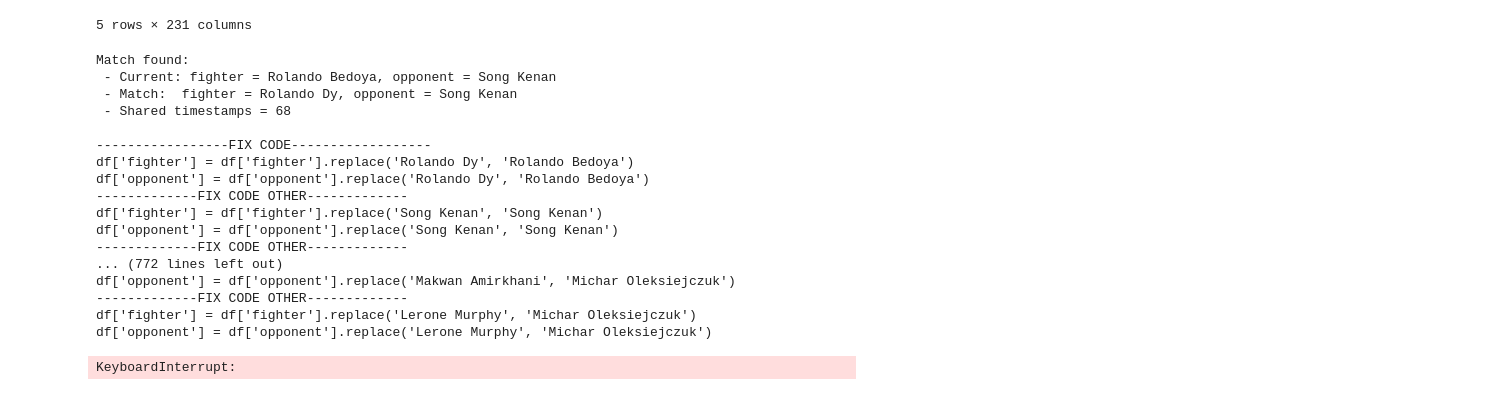
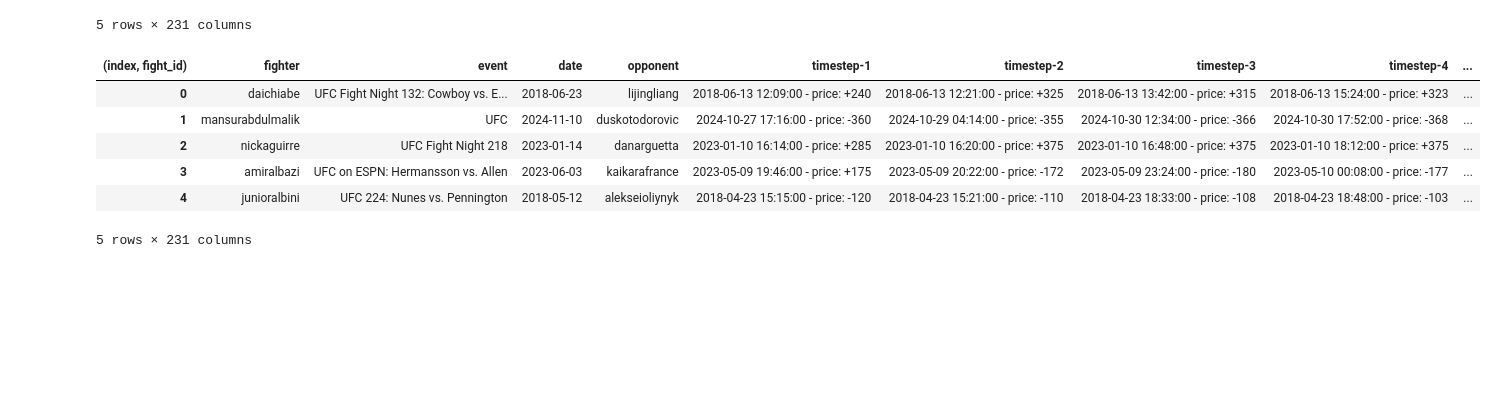
Before and after one commit to maxbraith/CLVSim, a Jupyter notebook: CLV Sim/Data/genFightid.ipynb, the cells around one changed output. Cells and saved outputs as stored; diff of their text form; code cells hidden in the pictures; blank space fills up the shorter version.

Commit message:
cleaned

```diff
--- a/CLV Sim/Data/genFightid.ipynb
+++ b/CLV Sim/Data/genFightid.ipynb
@@ -159,7 +270,8 @@ df_clean = df.copy()
 # %%
 def clean_and_sort(name):
     cleaned = str(name).replace("'", '').replace(' ', '').replace('-', '').lower()
-    return ''.join(sorted(cleaned))
+    return cleaned
+    #return ''.join(sorted(cleaned))
 # %%
 df_clean['fighter'] = df_clean['fighter'].apply(clean_and_sort)
 df_clean['opponent'] = df_clean['opponent'].apply(clean_and_sort)
@@ -226,56 +338,16 @@ df.head()
 | 3 | Amir Albazi | UFC on ESPN: Hermansson vs. Allen | 2023-06-03 | Kai Kara-France | 2023-05-09 19:46:00 - price: +175 | 2023-05-09 20:22:00 - price: -172 | 2023-05-09 23:24:00 - price: -180 | 2023-05-10 00:08:00 - price: -177 | ... |
 | 4 | Junior Albini | UFC 224: Nunes vs. Pennington | 2018-05-12 | Aleksei Oliynyk | 2018-04-23 15:15:00 - price: -120 | 2018-04-23 15:21:00 - price: -110 | 2018-04-23 18:33:00 - price: -108 | 2018-04-23 18:48:00 - price: -103 | ... |
 5 rows × 231 columns
-# %%
-timestamp_cols = [col for col in df.columns if col.startswith('timestep-')]
-df_clean = df.copy()
-
-# Clean all timestamps: keep only the part before " - price: "
-for col in timestamp_cols:
-    df_clean[col] = df_clean[col].astype(str).str.split(' - price: ').str[0]
-
-for index, row in df_clean.iterrows():
-    current_timestamps = set(row[timestamp_cols])
-
-    def count_matches(other_row):
-        return len(current_timestamps.intersection(set(other_row[timestamp_cols])))
-
-    match_counts = df_clean.drop(index).apply(count_matches, axis=1)
-    matches = match_counts[match_counts >= 20]
-
-    if not matches.empty:
-        for match_index in matches.index:
-            matched_row = df_clean.loc[match_index]
-            print(f"Match found:")
-            print(f" - Current: fighter = {row['fighter']}, opponent = {row['opponent']}")
-            print(f" - Match:  fighter = {matched_row['fighter']}, opponent = {matched_row['opponent']}")
-            print(f" - Shared timestamps = {match_counts[match_index]}\n")
-            print(f"-----------------FIX CODE------------------")
-            print(f"df['fighter'] = df['fighter'].replace('{matched_row['fighter']}', '{row['fighter']}')")
-            print(f"df['opponent'] = df['opponent'].replace('{matched_row['fighter']}', '{row['fighter']}')")
-            print(f"-------------FIX CODE OTHER-------------")
-            print(f"df['fighter'] = df['fighter'].replace('{matched_row['opponent']}', '{row['opponent']}')")
-            print(f"df['opponent'] = df['opponent'].replace('{matched_row['opponent']}', '{row['opponent']}')")
-            print(f"-------------FIX CODE OTHER-------------")
-            print(f"df['fighter'] = df['fighter'].replace('{matched_row['fighter']}', '{row['opponent']}')")
-            print(f"df['opponent'] = df['opponent'].replace('{matched_row['fighter']}', '{row['opponent']}')")
-            print("\n\n\n")
-# %% [output]
-Match found:
- - Current: fighter = Rolando Bedoya, opponent = Song Kenan
- - Match:  fighter = Rolando Dy, opponent = Song Kenan
- - Shared timestamps = 68
-
------------------FIX CODE------------------
-df['fighter'] = df['fighter'].replace('Rolando Dy', 'Rolando Bedoya')
-df['opponent'] = df['opponent'].replace('Rolando Dy', 'Rolando Bedoya')
--------------FIX CODE OTHER-------------
-df['fighter'] = df['fighter'].replace('Song Kenan', 'Song Kenan')
-df['opponent'] = df['opponent'].replace('Song Kenan', 'Song Kenan')
--------------FIX CODE OTHER-------------
-... (772 lines left out)
-df['opponent'] = df['opponent'].replace('Makwan Amirkhani', 'Michar Oleksiejczuk')
--------------FIX CODE OTHER-------------
-df['fighter'] = df['fighter'].replace('Lerone Murphy', 'Michar Oleksiejczuk')
-df['opponent'] = df['opponent'].replace('Lerone Murphy', 'Michar Oleksiejczuk')
-KeyboardInterrupt:
+# %%
+df_clean = df.copy()
+df_clean['fighter'] = df_clean['fighter'].apply(clean_and_sort)
+df_clean['opponent'] = df_clean['opponent'].apply(clean_and_sort)
+df_clean.head()
+# %% [output]
+| (index, fight_id) | fighter | event | date | opponent | timestep-1 | timestep-2 | timestep-3 | timestep-4 | ... |
+| 0 | daichiabe | UFC Fight Night 132: Cowboy vs. E... | 2018-06-23 | lijingliang | 2018-06-13 12:09:00 - price: +240 | 2018-06-13 12:21:00 - price: +325 | 2018-06-13 13:42:00 - price: +315 | 2018-06-13 15:24:00 - price: +323 | ... |
+| 1 | mansurabdulmalik | UFC | 2024-11-10 | duskotodorovic | 2024-10-27 17:16:00 - price: -360 | 2024-10-29 04:14:00 - price: -355 | 2024-10-30 12:34:00 - price: -366 | 2024-10-30 17:52:00 - price: -368 | ... |
+| 2 | nickaguirre | UFC Fight Night 218 | 2023-01-14 | danarguetta | 2023-01-10 16:14:00 - price: +285 | 2023-01-10 16:20:00 - price: +375 | 2023-01-10 16:48:00 - price: +375 | 2023-01-10 18:12:00 - price: +375 | ... |
+| 3 | amiralbazi | UFC on ESPN: Hermansson vs. Allen | 2023-06-03 | kaikarafrance | 2023-05-09 19:46:00 - price: +175 | 2023-05-09 20:22:00 - price: -172 | 2023-05-09 23:24:00 - price: -180 | 2023-05-10 00:08:00 - price: -177 | ... |
+| 4 | junioralbini | UFC 224: Nunes vs. Pennington | 2018-05-12 | alekseioliynyk | 2018-04-23 15:15:00 - price: -120 | 2018-04-23 15:21:00 - price: -110 | 2018-04-23 18:33:00 - price: -108 | 2018-04-23 18:48:00 - price: -103 | ... |
+5 rows × 231 columns
```
Also changed, not shown: parts of 8 cells of this notebook, 3 other files.
